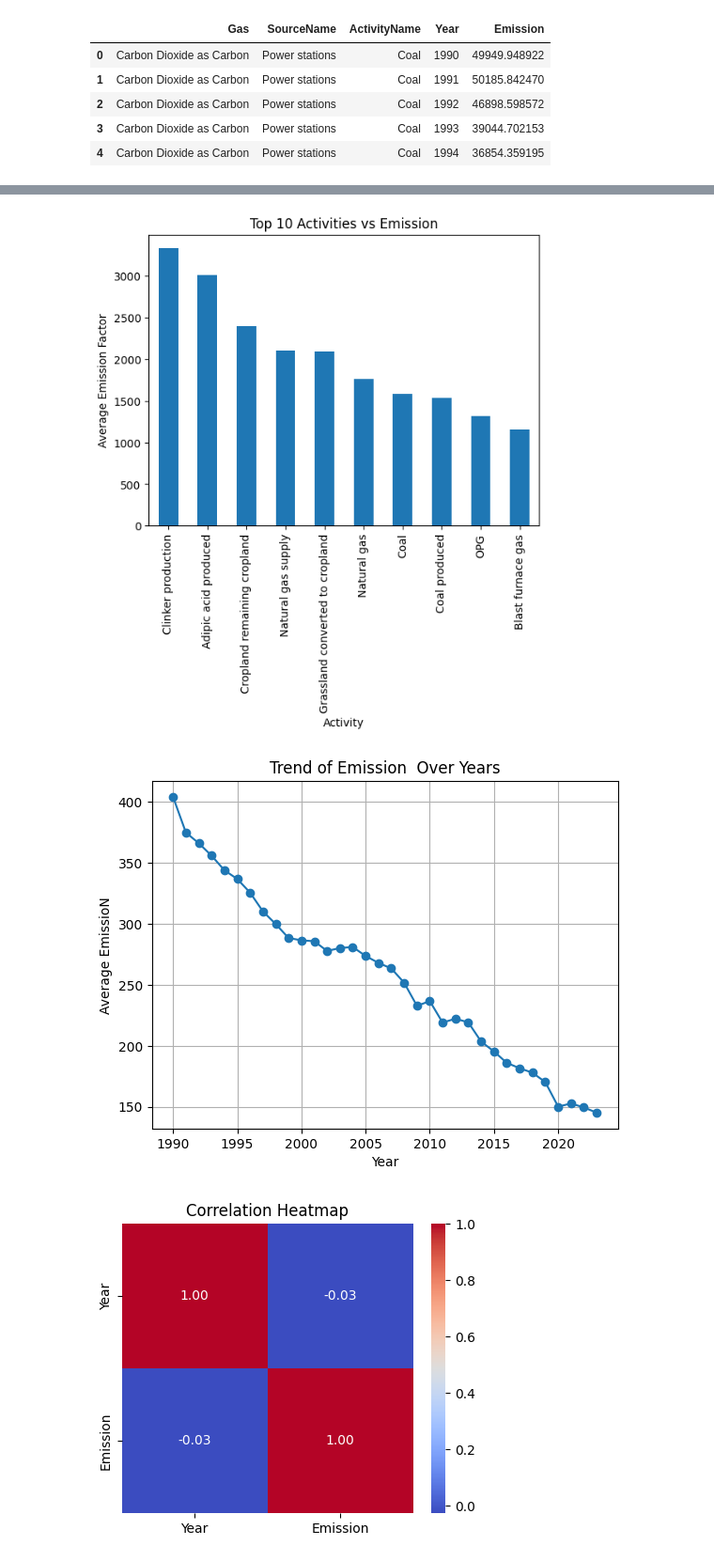
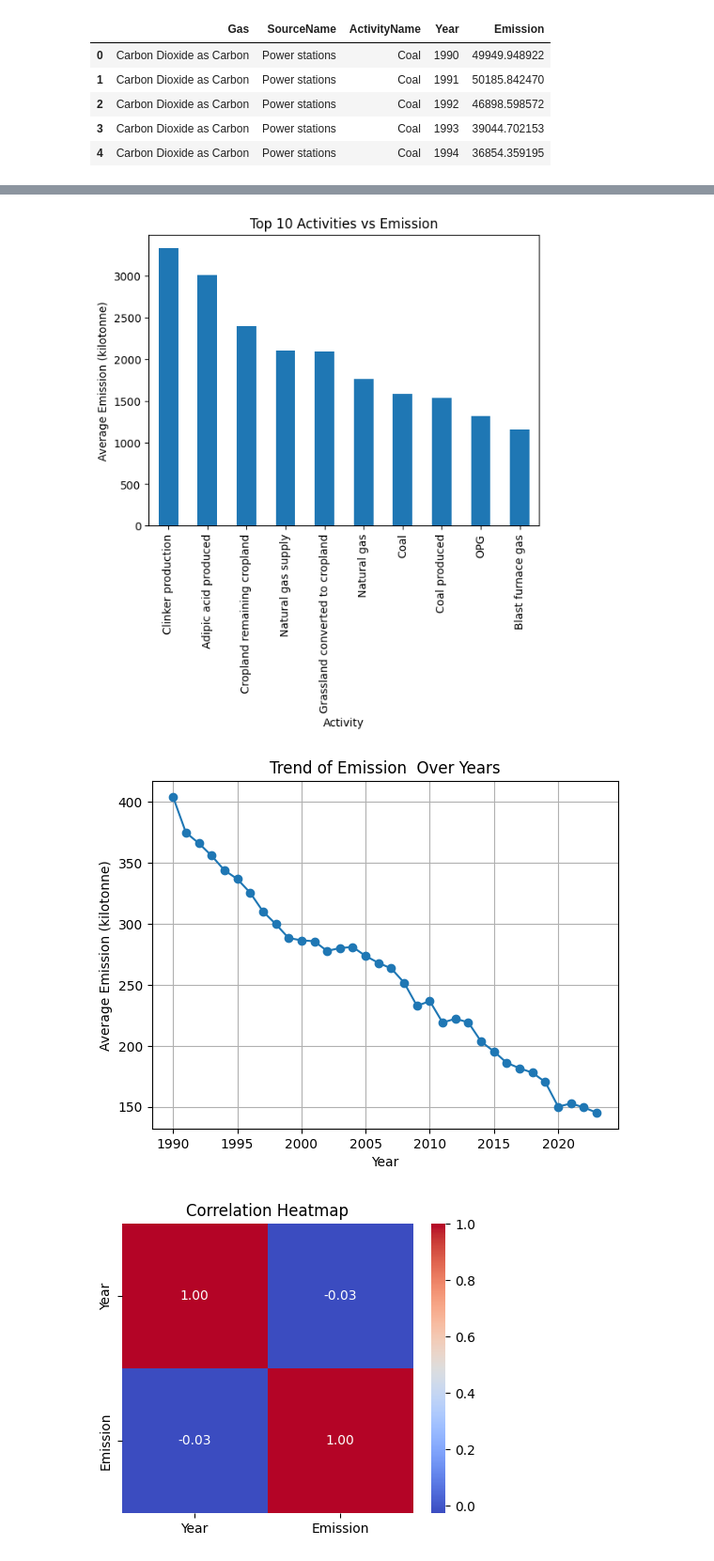
Before and after one commit to Valluru-Abhinaya/Data-Science-Final-Project, a Jupyter notebook: Final Project Code(DS).ipynb, the cells around one changed output, grey strips where cells are left out. Shown at 94% size. Drawn from its saved outputs; the diff is of its cells as text; code cells hidden in the pictures.

```diff
--- a/Final Project Code(DS).ipynb
+++ b/Final Project Code(DS).ipynb
@@ -163,24 +163,24 @@ activity_emission = df.groupby('ActivityName')['Emission'].mean().sort_values(as
 plt.figure()
 activity_emission.plot(kind='bar')
 plt.xlabel("Activity")
-plt.ylabel("Average Emission Factor")
+plt.ylabel("Average Emission (kilotonne)")
 plt.title("Top 10 Activities vs Emission")
 plt.show()
 # %% [output]
-[figure, old version]
+[figure, new version]
 # %%
 # ---- Year vs Emission (Trend Line) ----
 year_emission = df.groupby('Year')['Emission'].mean()
 
 plt.figure()
 year_emission.plot(marker='o')
 plt.xlabel("Year")
-plt.ylabel("Average EmissioN")
+plt.ylabel("Average Emission (kilotonne)")
 plt.title("Trend of Emission  Over Years")
 plt.grid(True)
 plt.show()
 # %% [output]
-[figure, old version]
+[figure, new version]
 # %%
 import seaborn as sns
 import matplotlib.pyplot as plt
```
Also changed, not shown: parts of 17 cells of this notebook.
